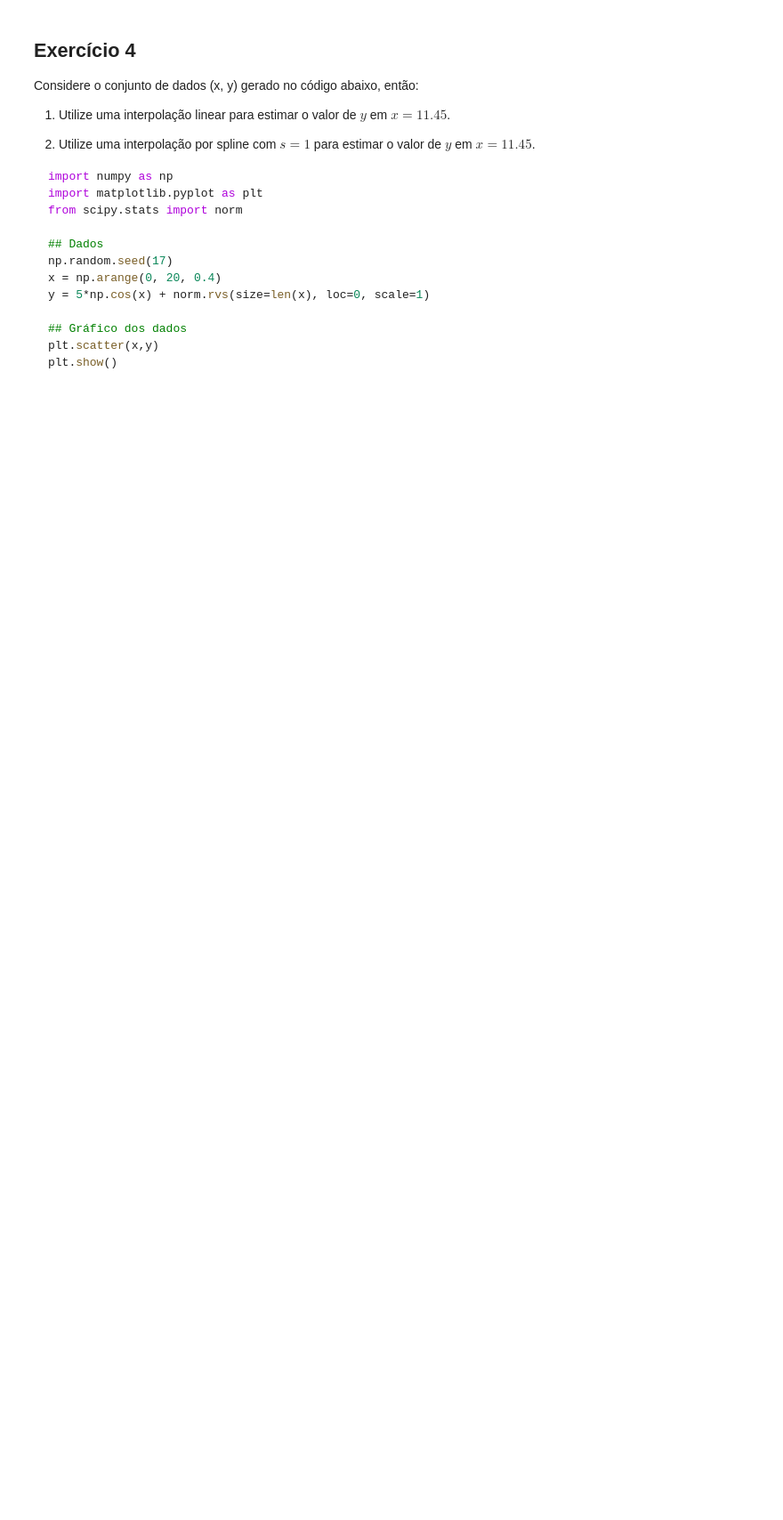
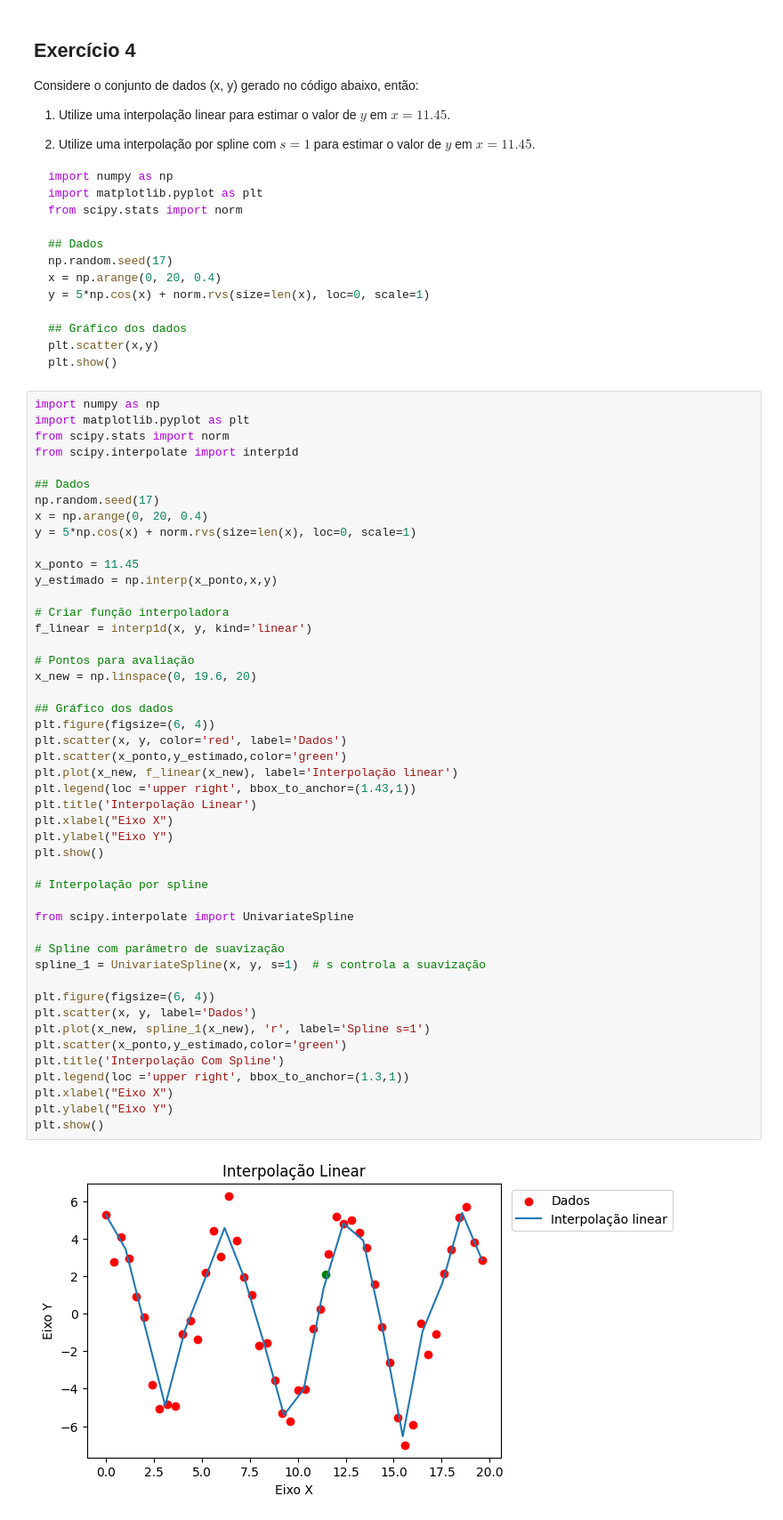
Before and after one commit to py222015328/CEE2, a Jupyter notebook: 23_scipy.ipynb, the cells around one changed output. Shown at 89% size. Saved outputs shown, nothing was run; the diff lists cells and outputs as text; blank space fills up the shorter version.

````diff
--- a/23_scipy.ipynb
+++ b/23_scipy.ipynb
@@ -775,3 +790,52 @@ y = 5*np.cos(x) + norm.rvs(size=len(x), loc=0, scale=1)
 plt.scatter(x,y)
 plt.show()
 ```
+# %%
+import numpy as np
+import matplotlib.pyplot as plt
+from scipy.stats import norm
+from scipy.interpolate import interp1d
+
+## Dados
+np.random.seed(17)
+x = np.arange(0, 20, 0.4)
+y = 5*np.cos(x) + norm.rvs(size=len(x), loc=0, scale=1)
+
+x_ponto = 11.45
+y_estimado = np.interp(x_ponto,x,y)
+
+# Criar função interpoladora
+f_linear = interp1d(x, y, kind='linear')
+
+# Pontos para avaliação
+x_new = np.linspace(0, 19.6, 20)
+
+## Gráfico dos dados
+plt.figure(figsize=(6, 4))
+plt.scatter(x, y, color='red', label='Dados')
+plt.scatter(x_ponto,y_estimado,color='green')
+plt.plot(x_new, f_linear(x_new), label='Interpolação linear')
+plt.legend(loc ='upper right', bbox_to_anchor=(1.43,1))
+plt.title('Interpolação Linear')
+plt.xlabel("Eixo X")
+plt.ylabel("Eixo Y")
+plt.show()
+
+# Interpolação por spline
+
+from scipy.interpolate import UnivariateSpline
+
+# Spline com parâmetro de suavização
+spline_1 = UnivariateSpline(x, y, s=1)  # s controla a suavização
+
+plt.figure(figsize=(6, 4))
+plt.scatter(x, y, label='Dados')
+plt.plot(x_new, spline_1(x_new), 'r', label='Spline s=1')
+plt.scatter(x_ponto,y_estimado,color='green')
+plt.title('Interpolação Com Spline')
+plt.legend(loc ='upper right', bbox_to_anchor=(1.3,1))
+plt.xlabel("Eixo X")
+plt.ylabel("Eixo Y")
+plt.show()
+# %% [output]
+[figure, added]
````
Also changed, not shown: parts of 2 cells of this notebook.
